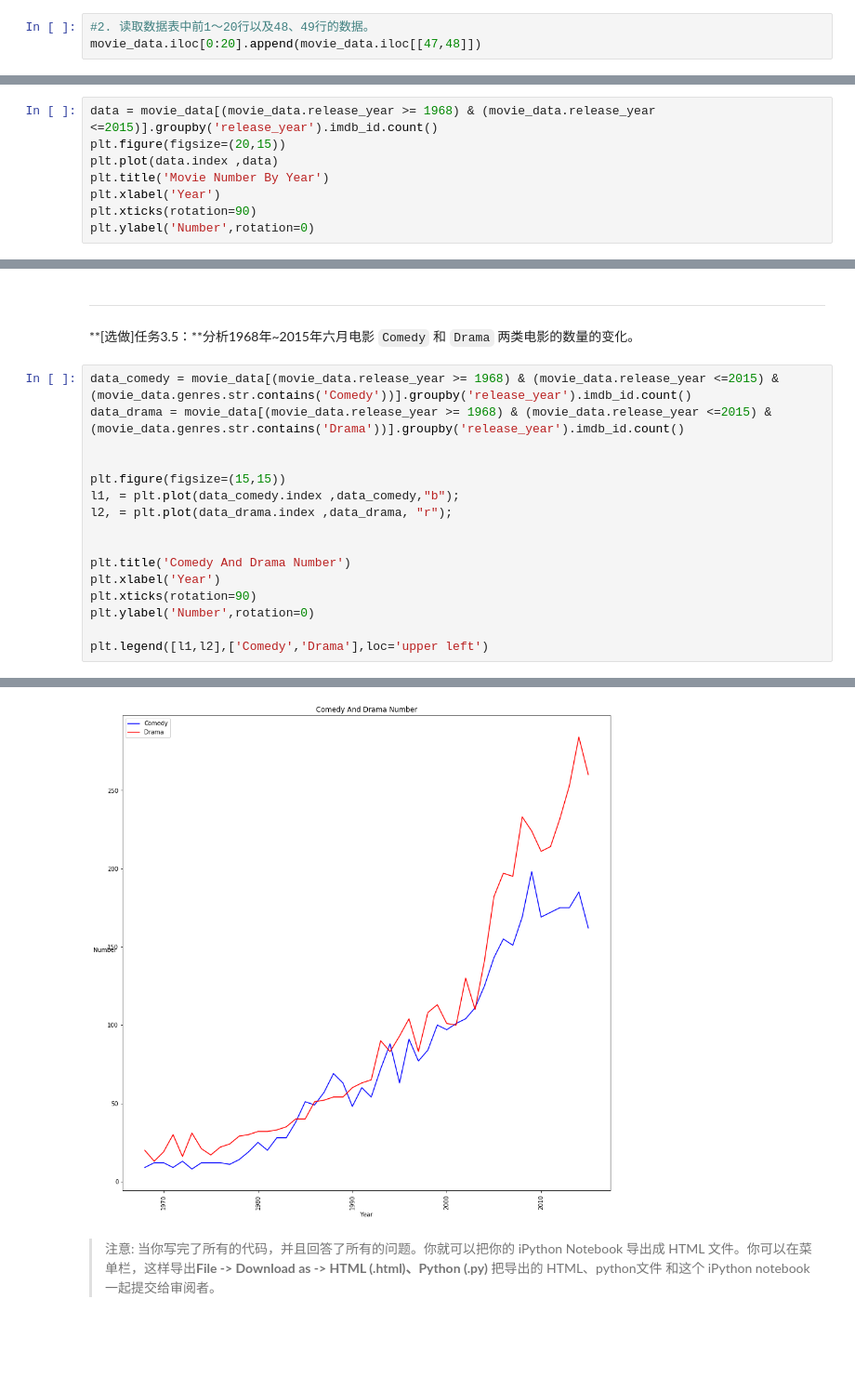
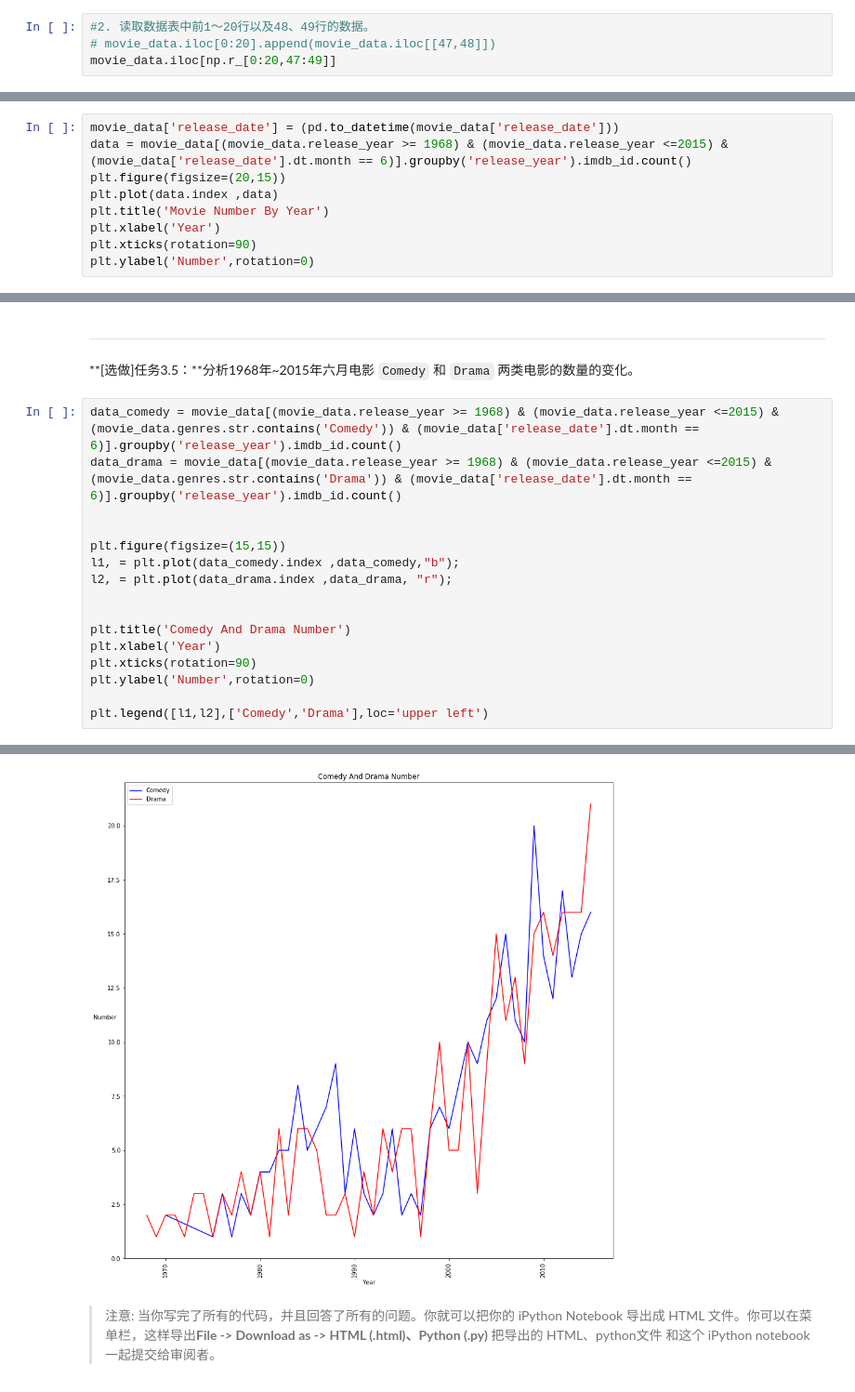
Before and after one commit to kimi987/PyAndML, a Jupyter notebook: src/探索电影数据集/Explore Movie Dataset.ipynb, the cells around one changed output, grey strips where cells are left out. Shown: that part at 93% size. Cells and saved outputs as stored; diff of their text form; blank space fills up the shorter version.

```diff
--- a/src/探索电影数据集/Explore Movie Dataset.ipynb
+++ b/src/探索电影数据集/Explore Movie Dataset.ipynb
@@ -252,7 +258,8 @@ movie_data[['imdb_id', 'popularity','budget', 'runtime', 'vote_average']]
 10856 rows × 5 columns
 # %%
 #2. 读取数据表中前1～20行以及48、49行的数据。
-movie_data.iloc[0:20].append(movie_data.iloc[[47,48]])
+# movie_data.iloc[0:20].append(movie_data.iloc[[47,48]])
+movie_data.iloc[np.r_[0:20,47:49]]
 # %% [output]
 |  | imdb_id | popularity | budget | revenue | original_title | cast | director | overview | runtime | genres | ... |
 | id |  |  |  |  |  |  |  |  |  |  | ... |
@@ -471,7 +507,8 @@ Text(0, 0.5, 'Revenue')
 
 **[选做]任务3.4：**分析1968年~2015年六月电影的数量的变化。
 # %%
-data = movie_data[(movie_data.release_year >= 1968) & (movie_data.release_year <=2015)].groupby('release_year').imdb_id.count()
+movie_data['release_date'] = (pd.to_datetime(movie_data['release_date']))
+data = movie_data[(movie_data.release_year >= 1968) & (movie_data.release_year <=2015) & (movie_data['release_date'].dt.month == 6)].groupby('release_year').imdb_id.count()
 plt.figure(figsize=(20,15))
 plt.plot(data.index ,data)
 plt.title('Movie Number By Year')
@@ -486,23 +523,23 @@ Text(0, 0.5, 'Number')
 
 **[选做]任务3.5：**分析1968年~2015年六月电影 `Comedy` 和 `Drama` 两类电影的数量的变化。
 # %%
-data_comedy = movie_data[(movie_data.release_year >= 1968) & (movie_data.release_year <=2015) &(movie_data.genres.str.contains('Comedy'))].groupby('release_year').imdb_id.count()
-data_drama = movie_data[(movie_data.release_year >= 1968) & (movie_data.release_year <=2015) &(movie_data.genres.str.contains('Drama'))].groupby('release_year').imdb_id.count()
+data_comedy = movie_data[(movie_data.release_year >= 1968) & (movie_data.release_year <=2015) &(movie_data.genres.str.contains('Comedy')) & (movie_data['release_date'].dt.month == 6)].groupby('release_year').imdb_id.count()
+data_drama = movie_data[(movie_data.release_year >= 1968) & (movie_data.release_year <=2015) &(movie_data.genres.str.contains('Drama')) & (movie_data['release_date'].dt.month == 6)].groupby('release_year').imdb_id.count()
 
 
 plt.figure(figsize=(15,15))
 l1, = plt.plot(data_comedy.index ,data_comedy,"b");
 l2, = plt.plot(data_drama.index ,data_drama, "r");
 
 
 plt.title('Comedy And Drama Number')
 plt.xlabel('Year')
 plt.xticks(rotation=90)
 plt.ylabel('Number',rotation=0)
 
 plt.legend([l1,l2],['Comedy','Drama'],loc='upper left')
 # %% [output]
 <matplotlib.legend.Legend at 0x...>
-[figure, old version]
+[figure, new version]
 # %% [markdown]
 > 注意: 当你写完了所有的代码，并且回答了所有的问题。你就可以把你的 iPython Notebook 导出成 HTML 文件。你可以在菜单栏，这样导出**File -> Download as -> HTML (.html)、Python (.py)** 把导出的 HTML、python文件 和这个 iPython notebook 一起提交给审阅者。
```
Also changed, not shown: parts of 7 cells of this notebook, 2 other files.
